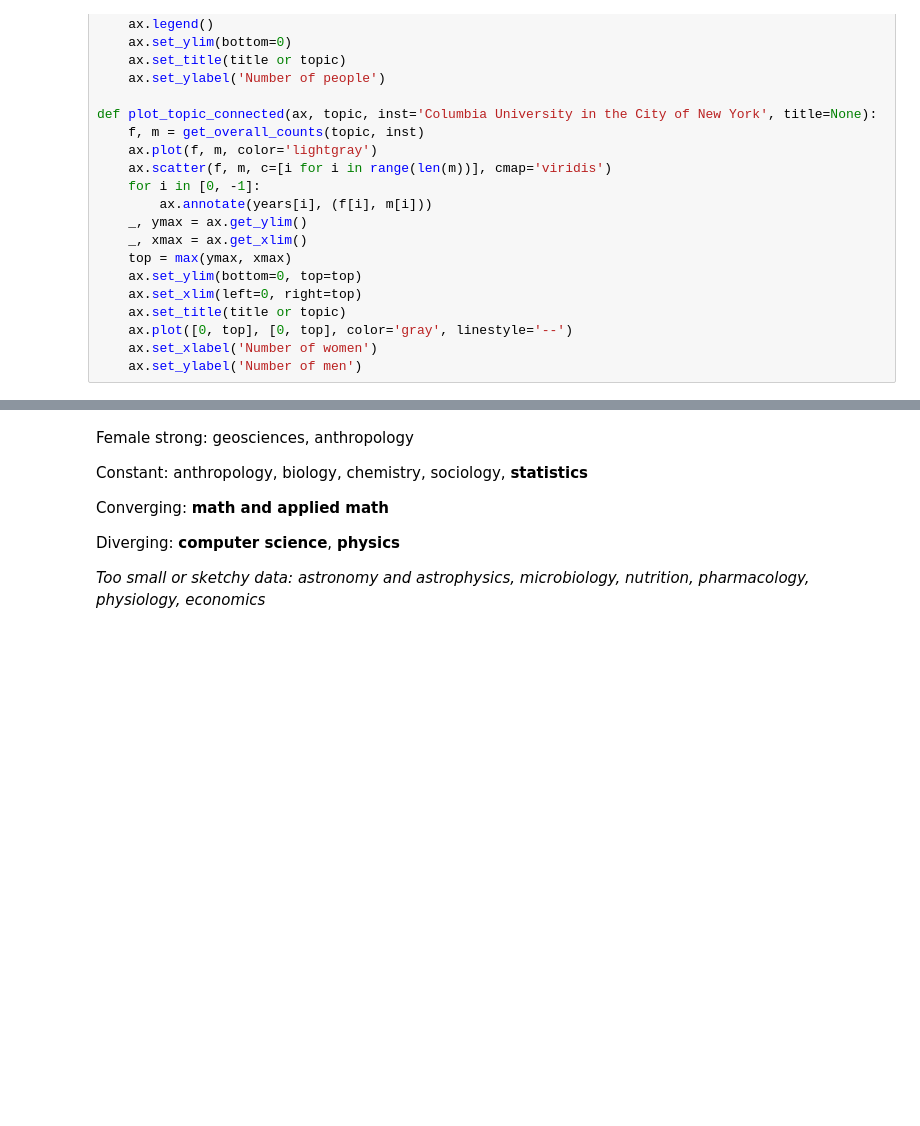
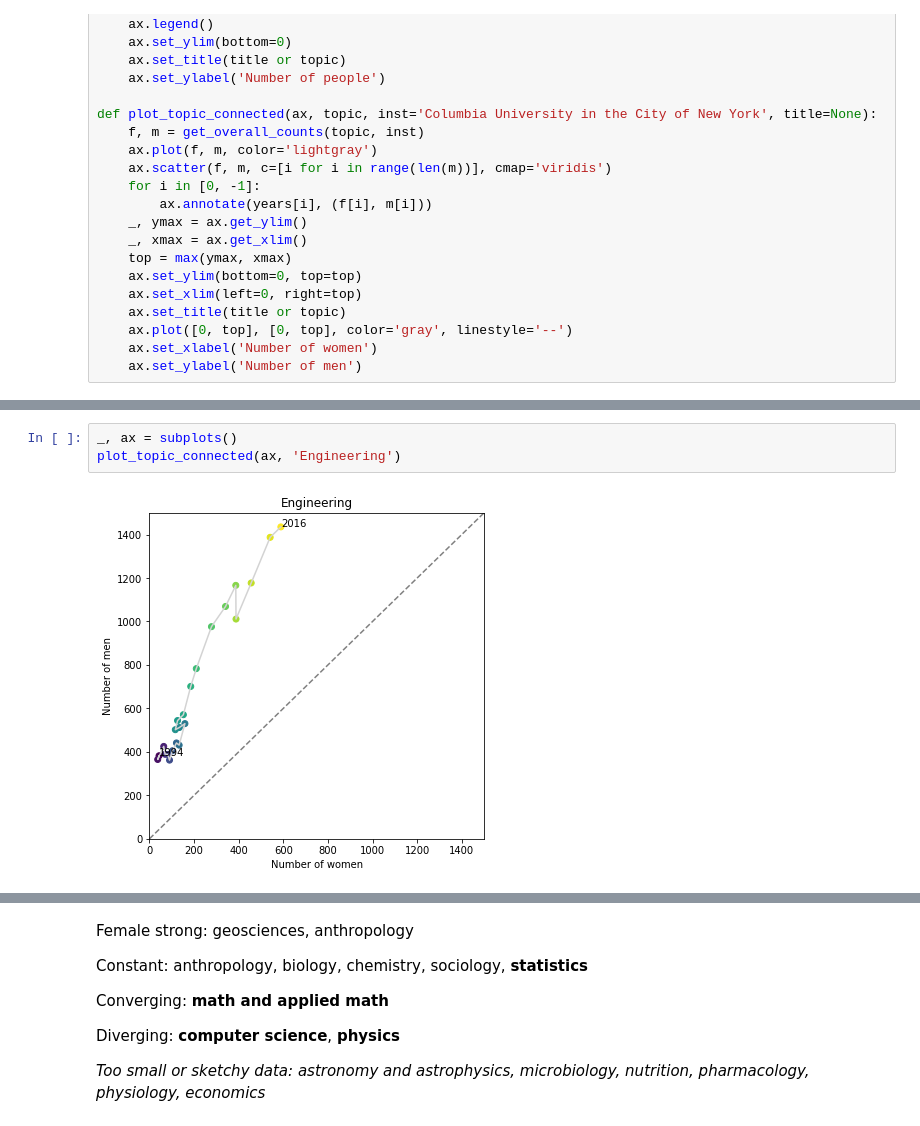
Before and after one commit to spec-journalism/gss-diversity, a Jupyter notebook: notebooks/draft.ipynb, the cells around one changed output, grey strips where cells are left out. Saved outputs shown, nothing was run; the diff lists cells and outputs as text; blank space fills up the shorter version.

```diff
--- a/notebooks/draft.ipynb
+++ b/notebooks/draft.ipynb
@@ -201,0 +239,5 @@ def plot_topic_connected(ax, topic, inst='Columbia University in the City of New
+# %%
+_, ax = subplots()
+plot_topic_connected(ax, 'Engineering')
+# %% [output]
+[figure, added]
```
Also changed, not shown: parts of 18 cells of this notebook.
